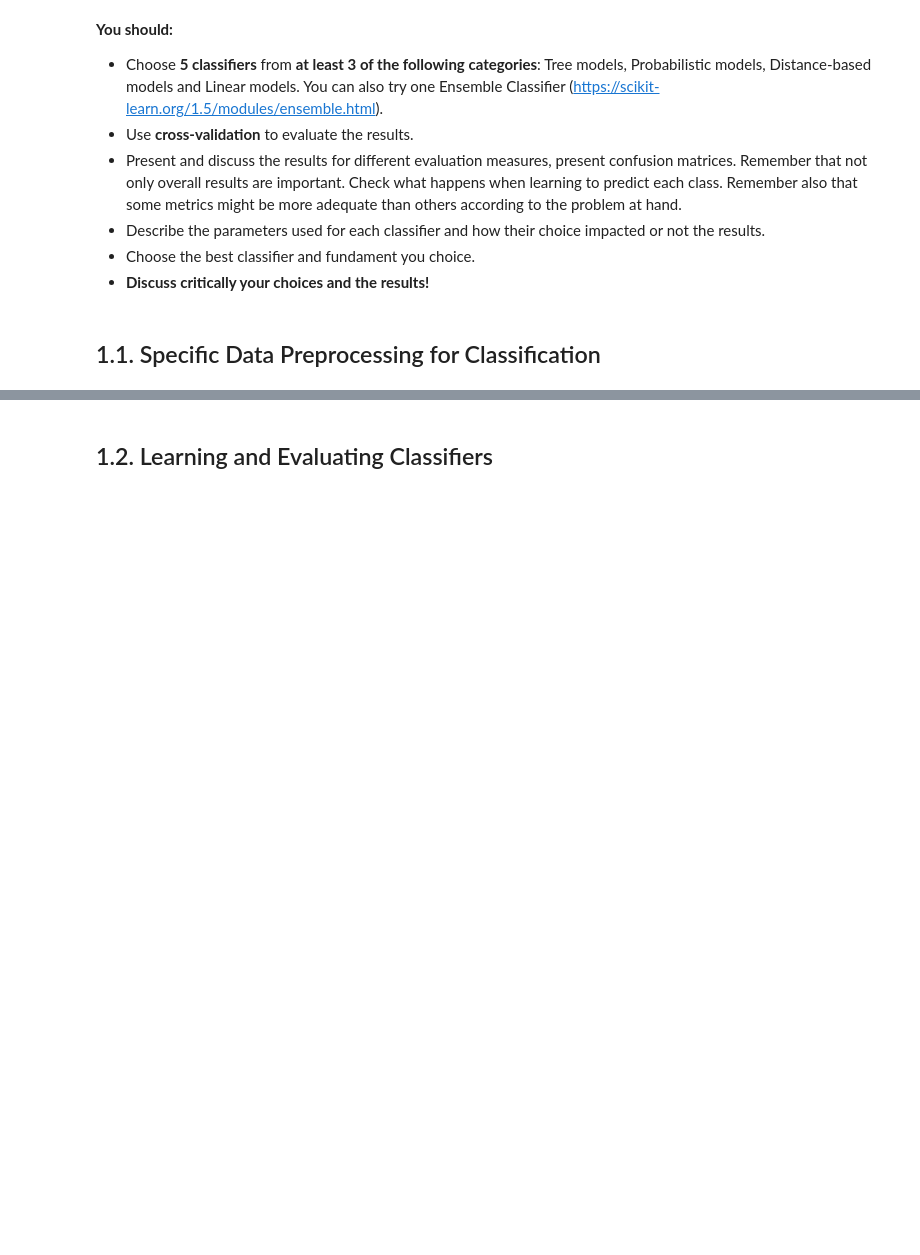
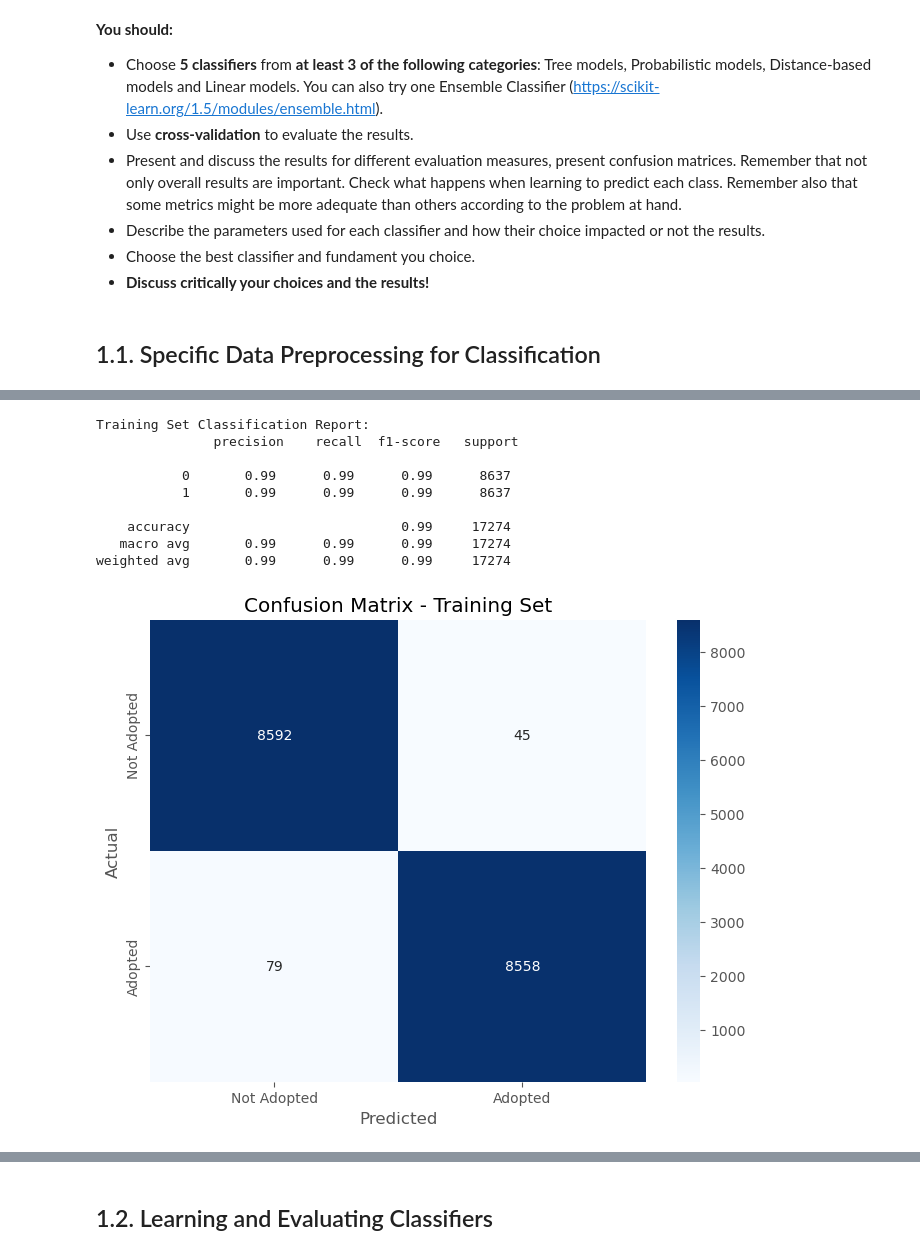
Before and after one commit to helenamaki/aprendizagem.automatica, a Jupyter notebook: dan/AA_202425_Project.ipynb, the cells around one changed output, grey strips where cells are left out. Cells and saved outputs as stored; diff of their text form; code cells hidden in the pictures; blank space fills up the shorter version.

```diff
--- a/dan/AA_202425_Project.ipynb
+++ b/dan/AA_202425_Project.ipynb
@@ -999,0 +1270,8 @@ Here you might perform data preprocessing that will be used for both supervised
+# %%
+df["IsFree"] = (df["Fee"] == 0).astype(int)
+
+
+if "Breed2" in df.columns:
+    df["Pure_Breed"] = df.apply(lambda x: 0 if x["Breed2"] != 0 or "mixed" in str(breeds[breeds['BreedID'] == x["Breed1"]]['BreedName'].values).lower() or "mixed" in str(breeds[breeds['BreedID'] == x["Breed2"]]['BreedName'].values).lower() else 1, axis=1)
+    if "Breed1" in df.columns:
+        df.drop(columns=["Breed1", "Breed2"], inplace=True)
@@ -999,0 +1428,17 @@ Here you might perform data preprocessing that will be used for both supervised
+# %%
+# Define numerical and categorical features
+all_num_features = [
+    "Age", "Quantity", "Fee", "VideoAmt", "PhotoAmt", 'state_gdp',
+    'state_population', 'gdp_vs_population', 'SentimentScore'
+] + [f'Embedding_{i}' for i in range(50)]
+
+all_cat_features = [
+    "Type", "Gender", "Color1", "Color2", "Color3", "Name",
+    "IsFree", "Vaccinated", "Dewormed", "Sterilized",
+    "State", "RescuerID", "Pure_Breed", "MaturitySize", "FurLength", "Health"
+]
+
+# Fill missing numerical values with -1, even though it was not necessary
+for col in all_num_features:
+    if col in df.columns:
+        df[col].fillna(-1, inplace=True)
@@ -1019,0 +1857,30 @@ In this task you should target 3 classification tasks:
+# %%
+# Make predictions on the training set
+y_train_pred = best_tree_model.predict(X_train_bin_resampled_scaled)
+
+# Evaluate the model on the training set
+print("Training Set Classification Report:\n", classification_report(y_train_bin_resampled, y_train_pred))
+
+# Compute confusion matrix for the training set
+cm_train = confusion_matrix(y_train_bin_resampled, y_train_pred)
+
+# Plot the confusion matrix for the training set
+plt.figure(figsize=(8, 6))
+sns.heatmap(cm_train, annot=True, fmt='d', cmap='Blues',
+            xticklabels=['Not Adopted', 'Adopted'],
+            yticklabels=['Not Adopted', 'Adopted'])
+plt.xlabel('Predicted')
+plt.ylabel('Actual')
+plt.title('Confusion Matrix - Training Set')
+plt.show()
+# %% [output]
+Training Set Classification Report:
+               precision    recall  f1-score   support
+
+           0       0.99      0.99      0.99      8637
+           1       0.99      0.99      0.99      8637
+
+    accuracy                           0.99     17274
+   macro avg       0.99      0.99      0.99     17274
+weighted avg       0.99      0.99      0.99     17274
+[figure, added]
```
Also changed, not shown: parts of 67 cells of this notebook, 11 other files.
